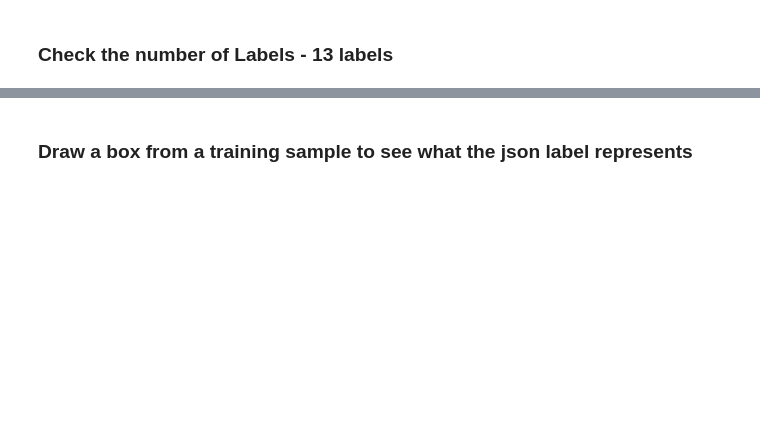
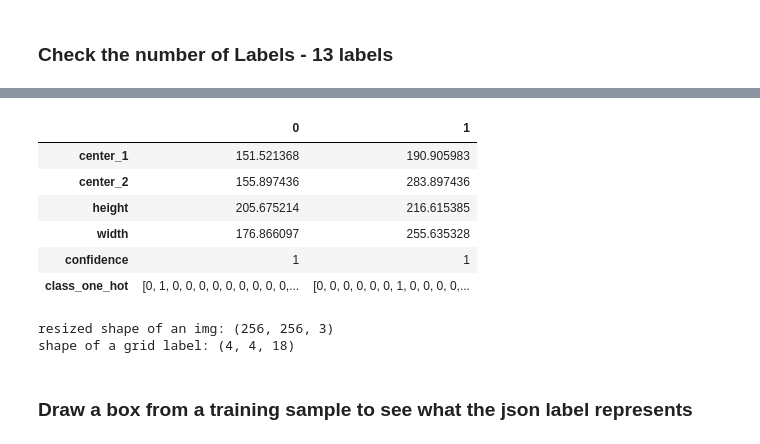
Before and after one commit to Firamon/Object-Detection-Deep-Fashion, a Jupyter notebook: object_detection.ipynb, the cells around one changed output, grey strips where cells are left out. Cells and saved outputs as stored; diff of their text form; code cells hidden in the pictures; blank space fills up the shorter version.

```diff
--- a/object_detection.ipynb
+++ b/object_detection.ipynb
@@ -245,3 +248,19 @@ KeyError: 0
+# %%
+example_annotations = dataset_10_examples.annotations[0]
+example_annotations_grid = dataset_10_examples.grid_annotations[0]
+display(example_annotations)
+print("resized shape of an img: " + str(dataset_10_examples.images[0].shape))
+print("shape of a grid label: " + str(example_annotations_grid.shape))
+# %% [output]
+|  | 0 | 1 |
+| center_1 | 151.521368 | 190.905983 |
+| center_2 | 155.897436 | 283.897436 |
+| height | 205.675214 | 216.615385 |
+| width | 176.866097 | 255.635328 |
+| confidence | 1 | 1 |
+| class_one_hot | [0, 1, 0, 0, 0, 0, 0, 0, 0, 0, 0,... | [0, 0, 0, 0, 0, 0, 1, 0, 0, 0, 0,... |
+resized shape of an img: (256, 256, 3)
+shape of a grid label: (4, 4, 18)
 # %% [markdown]
 ### Draw a box from a training sample to see what the json label represents
 # %%
```
Also changed, not shown: parts of 24 cells of this notebook.
